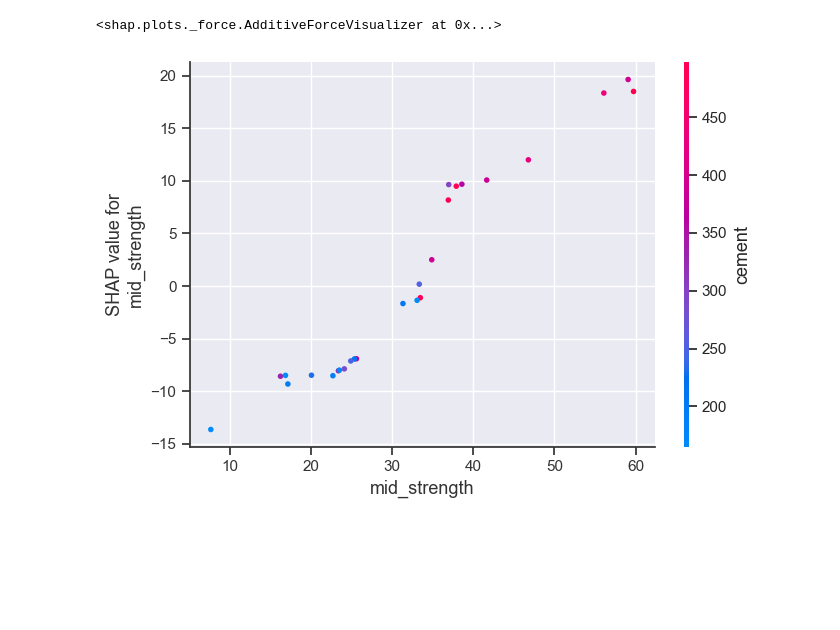
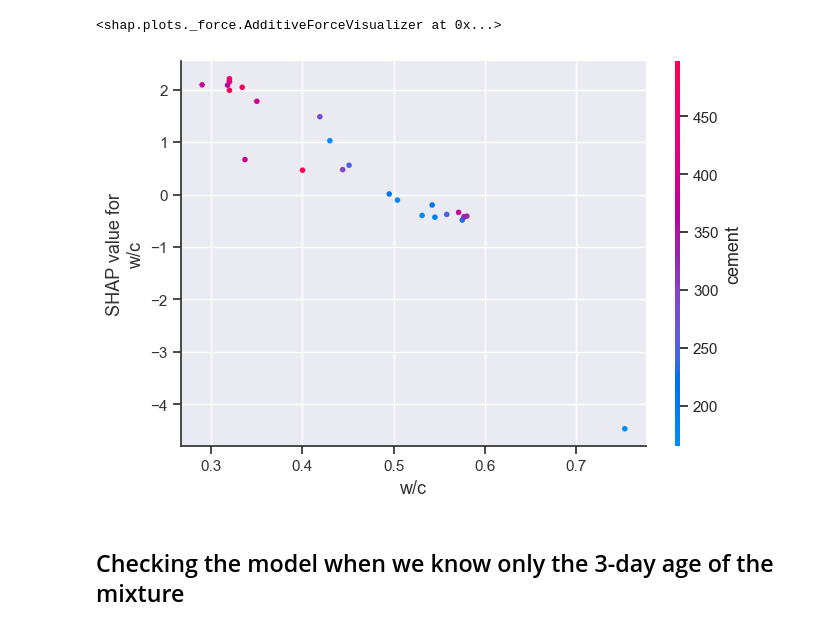
Before and after one commit to supernauth/cement_manufacturing, a Jupyter notebook: cement_manufacuring.ipynb, the cells around one changed output. Saved outputs shown, nothing was run; the diff lists cells and outputs as text; code cells hidden in the pictures; blank space fills up the shorter version.

Commit message:
Examining how the knowledge of early strength effects the ML model accuracy

```diff
--- a/cement_manufacuring.ipynb
+++ b/cement_manufacuring.ipynb
@@ -456,6 +456,10 @@ for pair in index_pairs_3:
     }
     df_ordered = pd.concat([df_ordered, pd.DataFrame([new_row])], ignore_index=True)
 
+# We need these for the subsequent ML model calculations
+df_ordered["binder"] = df_ordered["cement"] + df_ordered["slag"] + df_ordered["ash"]
+df_ordered["w/c"] = np.round((df_ordered["water"] + df_ordered["superplastic"]) / df_ordered["binder"], 3)
+
 print(df_ordered)
 # %% [output]
      cement   slag    ash  water  superplastic  coarseagg  fineagg  3d_age  \
@@ -678,5 +684,6 @@ We can see that the distributions are wide, but let's make a try building a ML m
 # %%
-X = df_ordered.drop("28d_strength", axis=1)
+# We drop the additional columns, which could cheat the model
+X = df_ordered.drop(["3d/28d", "mid/28d", "3d/mid", "3d_age", "mid_age", "28d_age", "28d_strength"], axis=1)
 y = df_ordered['28d_strength']
 # %%
 feature_train, feature_test, target_train, target_test = train_test_split(
@@ -733,6 +735,8 @@ shap.force_plot(explainer.expected_value, shap_values[0], feature_test.iloc[0])
 [interactive output not drawn]
 <shap.plots._force.AdditiveForceVisualizer at 0x...>
 # %%
-shap.dependence_plot("mid_strength", shap_values, feature_test)
+shap.dependence_plot("w/c", shap_values, feature_test)
 # %% [output]
-[figure, old version]
+[figure, new version]
+# %% [markdown]
+## Checking the model when we know only the 3-day age of the mixture
```
Also changed, not shown: parts of 15 cells of this notebook.
